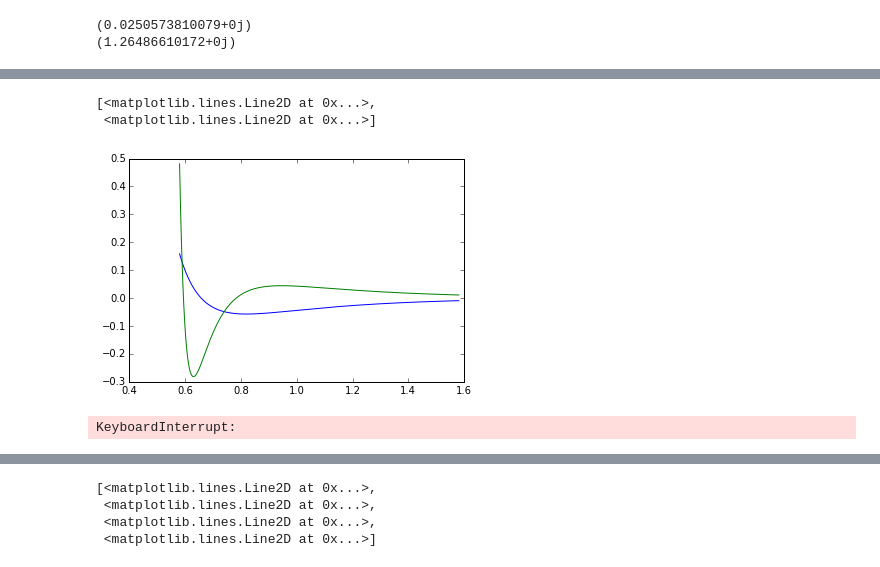
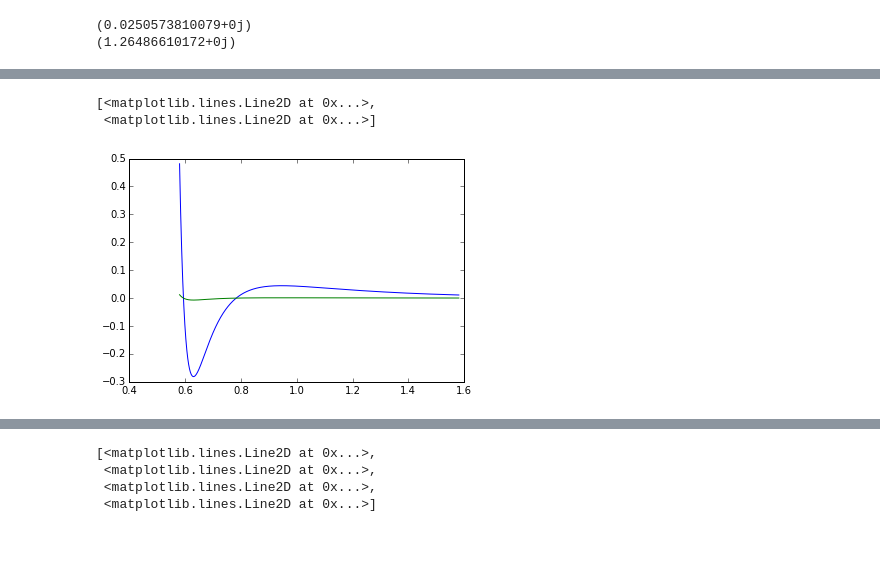
Before and after one commit to HxCory/delayFitting, a Jupyter notebook: Source/fitAnalyze.ipynb, the cells around one changed output, grey strips where cells are left out. Saved outputs shown, nothing was run; the diff lists cells and outputs as text; code cells hidden in the pictures.

```diff
--- a/Source/fitAnalyze.ipynb
+++ b/Source/fitAnalyze.ipynb
@@ -145,9 +99,9 @@ np.sqrt(2*(2-1.1591))
 # %%
-plt.plot(omega_dip, np.real(oneVsOmega), omega_dip, np.real(threeVsOmega))
+plt.plot(omega_dip, np.real(alpha3f), omega_dip, np.real(threeVsOmega))
 # %% [output]
 [<matplotlib.lines.Line2D at 0x...>,
  <matplotlib.lines.Line2D at 0x...>]
-[figure, old version]
+[figure, new version]
 # %%
 E_0 = -1.1591
 E_m = [-0.8502, -0.3278, -0.1665]
@@ -179,7 +133,7 @@ for i in range(0, np.size(omega_dip)):
 oneVsOmega = np.zeros(np.size(omega_dip), 'complex')
 threeVsOmega = np.zeros(np.size(omega_dip), 'complex')
 for i in range(0, np.size(omega_dip)):
-    oneVsOmega[i] = dipole.constructDipole(omega_dip[i], wf1)
-    threeVsOmega[i] = dipole.constructDipole(omega_dip[i], wf3)
+    oneVsOmega[i] = dip_1[i] * dipole.constructBound(defsDipole.wf1)
+    threeVsOmega[i] = dip_3[i] * dipole.constructBound(defsDipole.wf3)
+#     oneVsOmega[i] = dipole.constructDipole(omega_dip[i], wf1)
+#     threeVsOmega[i] = dipole.constructDipole(omega_dip[i], wf3)
-# %% [output]
-KeyboardInterrupt:
```
Also changed, not shown: parts of 26 cells of this notebook, 4 other files.
